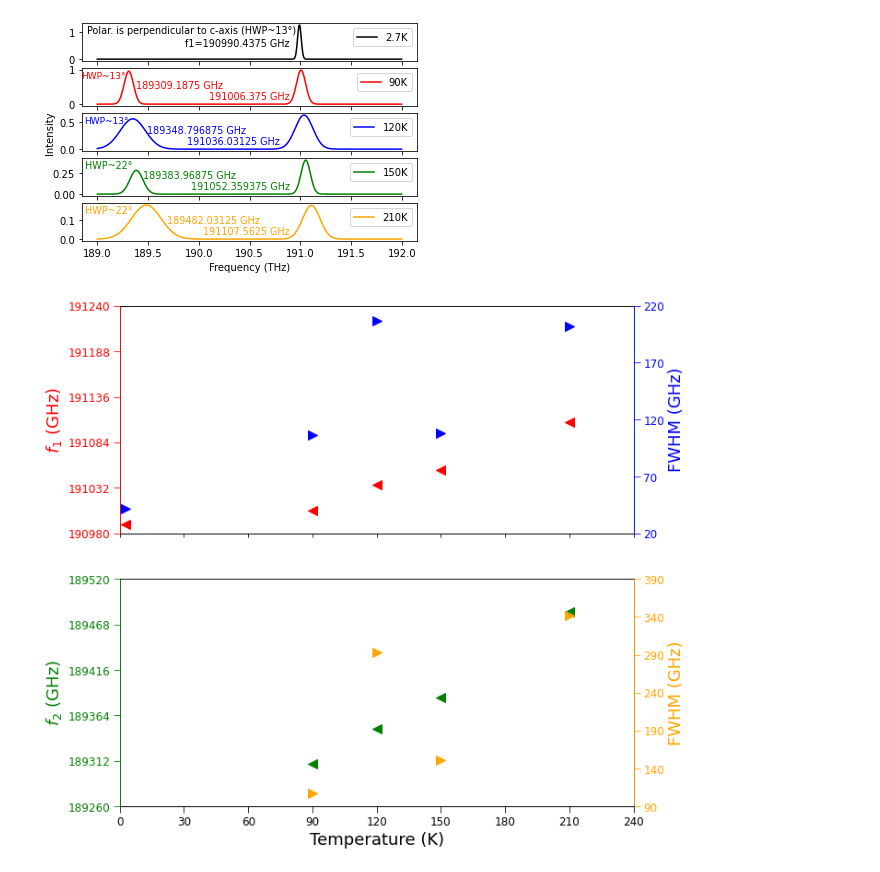
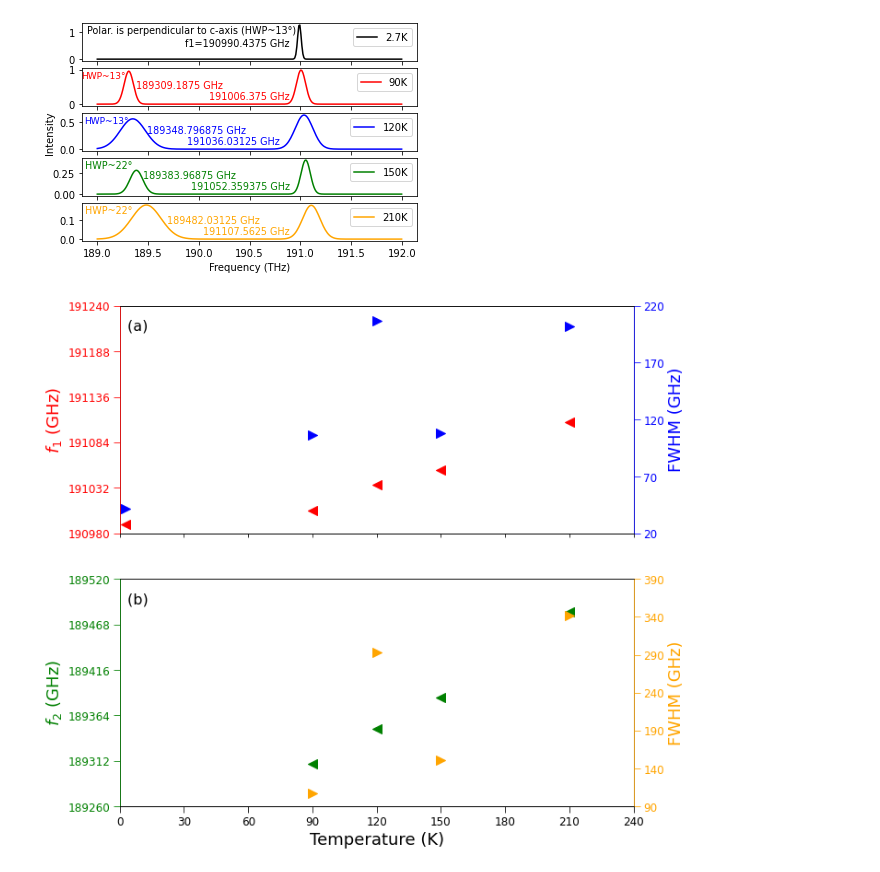
Before and after one commit to JUOM2016/Quick_cal_and_plotting, a Jupyter notebook: absorption_white_light_OD_perpendicular.ipynb, the cells around one changed output. Drawn from its saved outputs; the diff is of its cells as text; code cells hidden in the pictures.

```diff
--- a/absorption_white_light_OD_perpendicular.ipynb
+++ b/absorption_white_light_OD_perpendicular.ipynb
@@ -339,34 +339,46 @@ for index in range(len(peak_num)):
 
 
 ax2.set_ylim(189260,189520)
 ax2.set_yticks(np.arange(189260,189570,52))
 ax4.set_ylim(90,350)
 ax4.set_yticks(np.arange(90,400,50))
 ax1.set_ylim(190980,191240)
 ax1.set_yticks(np.arange(190980,191292,52))
 ax3.set_ylim(20,220)
 ax3.set_yticks(np.arange(20,270,50))
 ax2.set_xlim(0,220)
 ax2.set_xticks(np.arange(0,250,30))
 
 ax1.set_ylabel('$f_{1}$ (GHz)',fontsize=18,color='r')
 ax3.spines["left"].set_color('red')
 ax1.tick_params(axis='y', colors='red',size=7, labelsize=12)
 ax3.set_ylabel('FWHM (GHz)',fontsize=18,color='b')
 ax3.tick_params(axis='y', colors='blue',size=7, labelsize=12)
 ax3.spines["right"].set_color('blue')
 ax2.set_xlabel('Temperature (K)',fontsize=18)
 ax2.tick_params(axis='x', colors='black',size=7, labelsize=12)
 ax2.set_ylabel('$f_{2}$ (GHz)',fontsize=18,color='g')
 ax2.tick_params(axis='y', colors='green',size=7, labelsize=12)
 ax4.spines["left"].set_color('green')
 ax4.set_ylabel('FWHM (GHz)',fontsize=18,color='orange')
 ax4.spines["right"].set_color('orange')
 ax4.tick_params(axis='y', colors='orange',size=7, labelsize=12)
 
+ax1.annotate('(a) ',
+            xy=(0.1, 0.8), xycoords='axes fraction',
+            xytext=(-20, 20), textcoords='offset pixels',
+            horizontalalignment='right',
+            verticalalignment='bottom',color='k',fontsize=16)
+
+ax2.annotate('(b) ',
+            xy=(0.1, 0.8), xycoords='axes fraction',
+            xytext=(-20, 20), textcoords='offset pixels',
+            horizontalalignment='right',
+            verticalalignment='bottom',color='k',fontsize=16)
+
 fig.patch.set_facecolor('white')
 # %% [output]
-[figure, old version]
+[figure, new version]
 # %%
 fig,axs=plt.subplots(5,1,figsize=(10,10))
 
```
Also changed, not shown: parts of 1 cell of this notebook, 1 other file.
